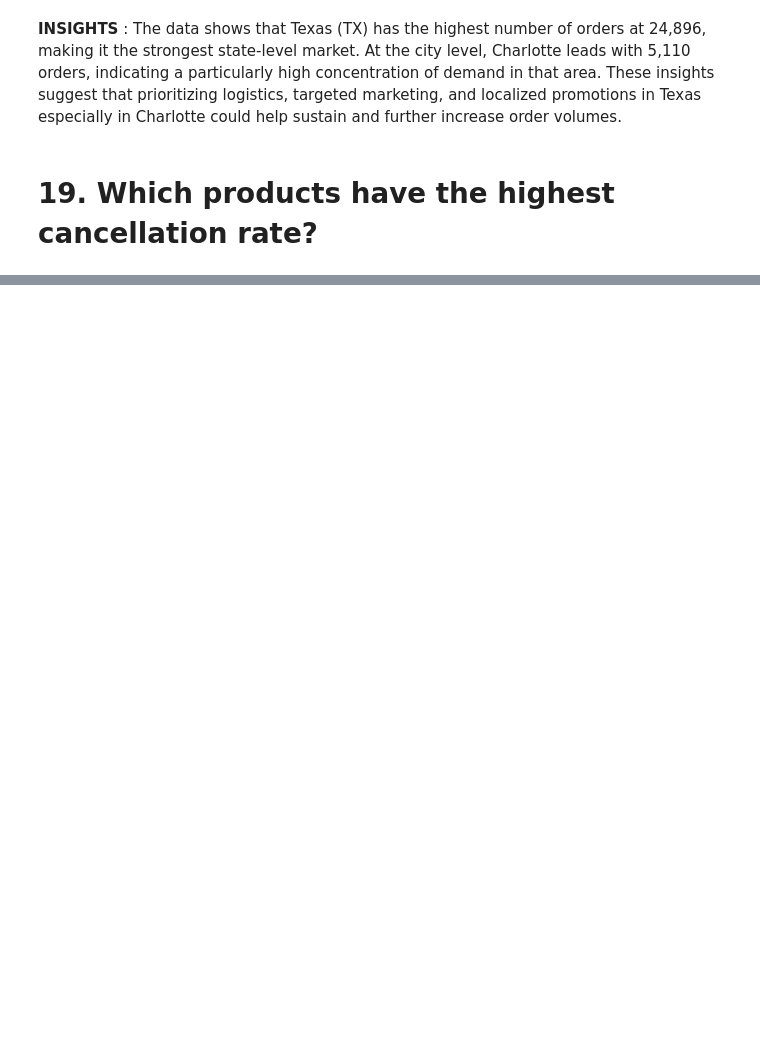
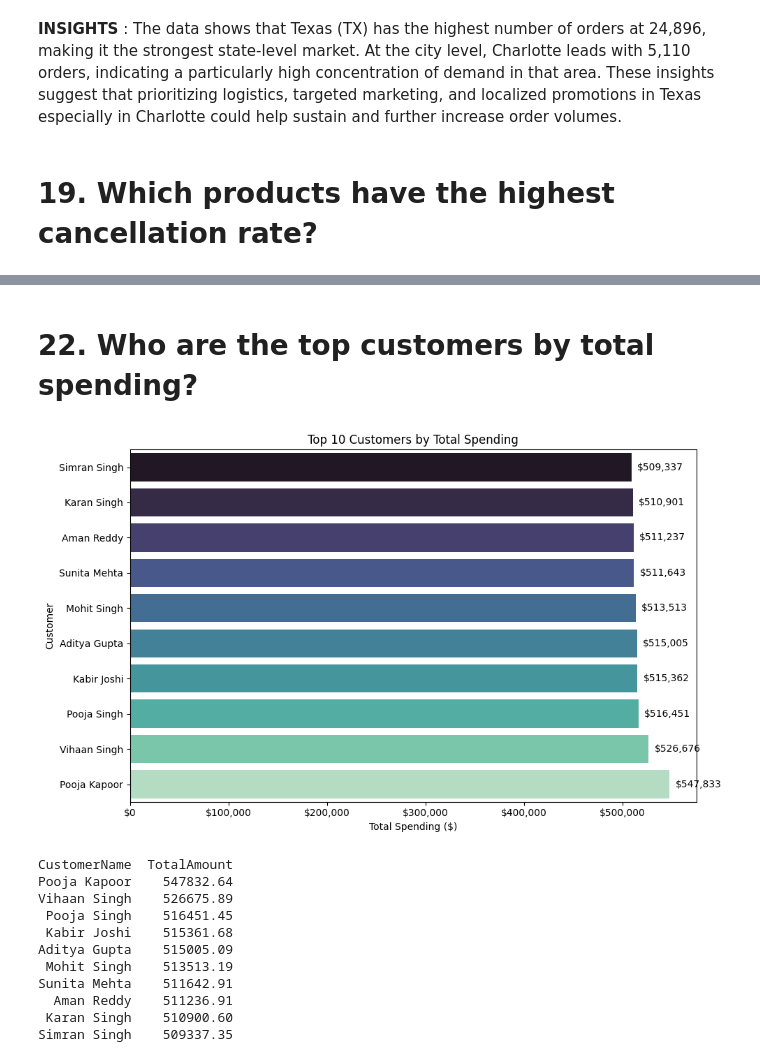
Before and after one commit to bsit2c2025/itcs204_finalsproject_agawin, a Jupyter notebook: MPDA_Agawin.ipynb, the cells around one changed output, grey strips where cells are left out. Cells and saved outputs as stored; diff of their text form; code cells hidden in the pictures; blank space fills up the shorter version.

```diff
--- a/MPDA_Agawin.ipynb
+++ b/MPDA_Agawin.ipynb
@@ -925,0 +1034,33 @@ Top City: Charlotte — 5110 orders
+# %% [markdown]
+# 22. Who are the top customers by total spending?
+# %%
+# Top customers by total spending (Top 10)
+cust_rev = amazondata.groupby('CustomerName', as_index=False)['TotalAmount'].sum().sort_values('TotalAmount', ascending=False)
+top_cust_rev = cust_rev.head(10).iloc[::-1]
+
+plt.figure(figsize=(10,6))
+ax = sns.barplot(data=top_cust_rev, x='TotalAmount', y='CustomerName', palette='mako')
+ax.xaxis.set_major_formatter(mtick.StrMethodFormatter('${x:,.0f}'))
+for p in ax.patches:
+    ax.annotate(f'${p.get_width():,.0f}', (p.get_width(), p.get_y() + p.get_height() / 2),
+                xytext=(6, 0), textcoords='offset points', va='center')
+plt.title('Top 10 Customers by Total Spending')
+plt.xlabel('Total Spending ($)')
+plt.ylabel('Customer')
+plt.tight_layout()
+plt.show()
+
+print(top_cust_rev[['CustomerName', 'TotalAmount']].sort_values('TotalAmount', ascending=False).to_string(index=False))
+# %% [output]
+[figure, added]
+CustomerName  TotalAmount
+Pooja Kapoor    547832.64
+Vihaan Singh    526675.89
+ Pooja Singh    516451.45
+ Kabir Joshi    515361.68
+Aditya Gupta    515005.09
+ Mohit Singh    513513.19
+Sunita Mehta    511642.91
+  Aman Reddy    511236.91
+ Karan Singh    510900.60
+Simran Singh    509337.35
```
Also changed, not shown: parts of 17 cells of this notebook.
